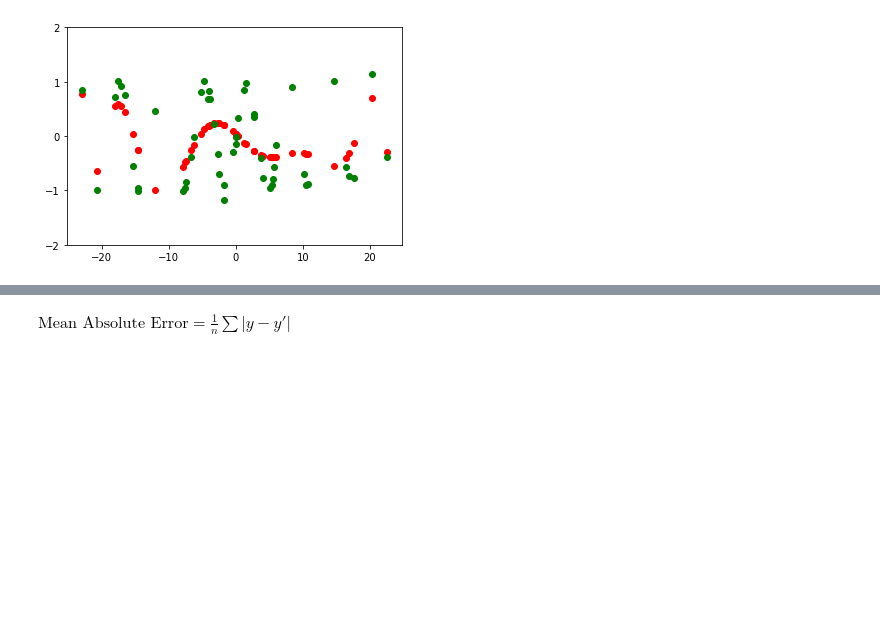
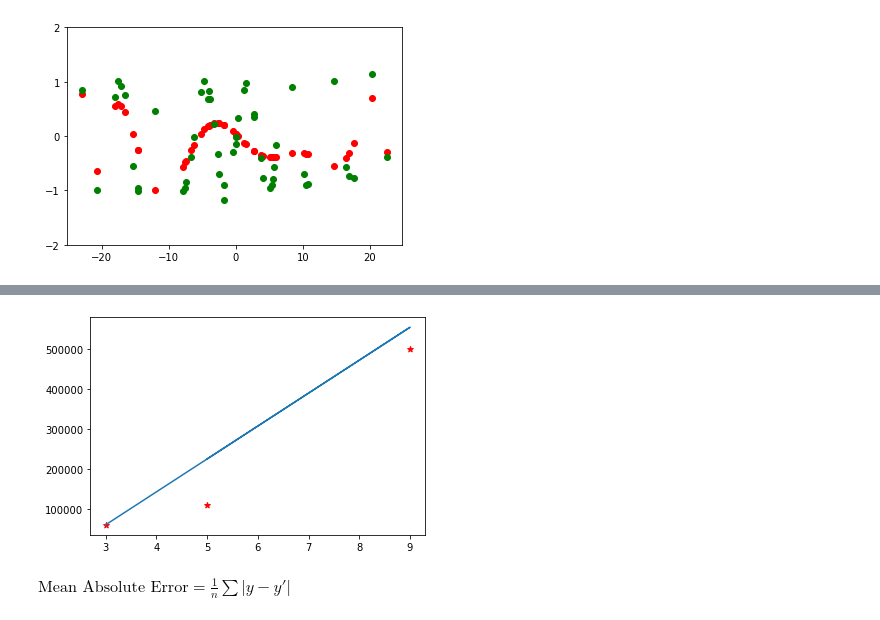
Before and after one commit to abughalib/ML-Starter, a Jupyter notebook: ML-4 PolyRegression.ipynb, the cells around one changed output, grey strips where cells are left out. Drawn from its saved outputs; the diff is of its cells as text; code cells hidden in the pictures; blank space fills up the shorter version.

Commit message:
Added features selection & Split data

```diff
--- a/ML-4 PolyRegression.ipynb
+++ b/ML-4 PolyRegression.ipynb
@@ -99,3 +60,37 @@ ValueError: x and y must have same first dimension, but have shapes (50, 1) and
+# %%
+import numpy as np
+import pandas as pd
+import matplotlib.pyplot as plt
+
+df = pd.read_csv("Position_Salary.csv")
+
+X = df.iloc[:,1:2]
+Y = df.iloc[:,-1]
+
+x = X.to_numpy()
+y = Y.to_numpy()
+
+x = x.reshape(-1, 1)
+y = y.reshape(-1, 1)
+
+from sklearn.model_selection import train_test_split
+
+x_train, x_test, y_train, y_test = train_test_split(x, y, test_size=0.3, random_state=0)
+
+from sklearn.linear_model import LinearRegression
+model = LinearRegression()
+model.fit(x_train, y_train)
+y_predict = model.predict(x_test)
+
+y_test = np.array(y_test, dtype=float)
+
+y_test, y_predict
+
+plt.scatter(x_test, y_test, marker="*", color='r')
+plt.plot(x_test, y_predict)
+plt.show()
+# %% [output]
+[figure, added]
 # %%
 #Mean absolute Error 1/nsum\y-y'\
 #Root mean Square Error sqrt(1/nsum(y-y')^2)
```
Also changed, not shown: parts of 1 cell of this notebook, 8 other files.
